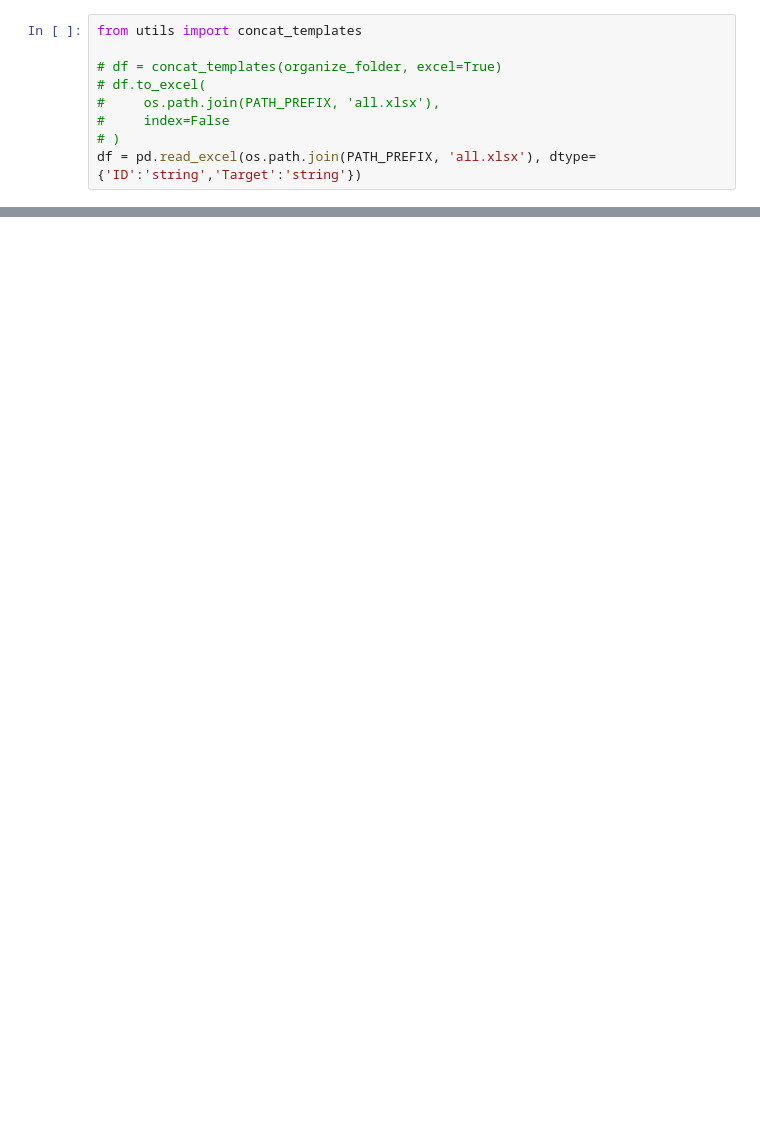
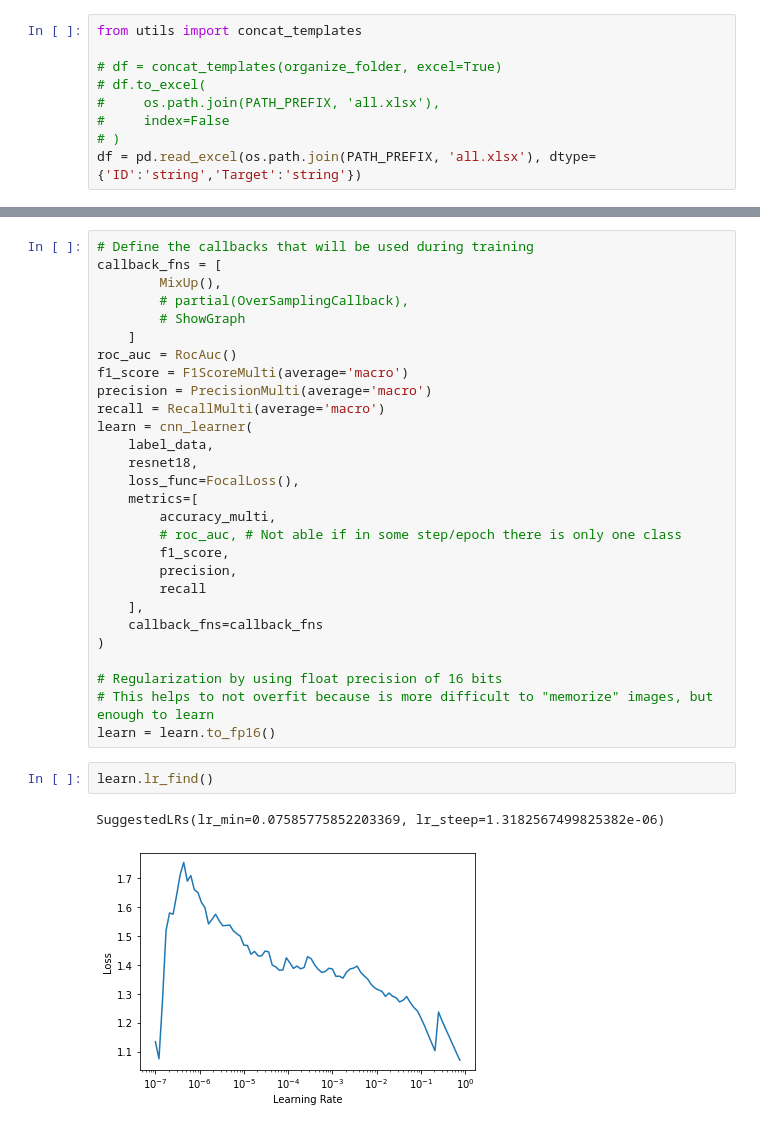
Before and after one commit to lluissalord/radiology_ai, a Jupyter notebook: train.ipynb, the cells around one changed output, grey strips where cells are left out. Cells and saved outputs as stored; diff of their text form; blank space fills up the shorter version.

Commit message:
Use Focal Loss

```diff
--- a/train.ipynb
+++ b/train.ipynb
@@ -87,0 +122,33 @@ dls.show_batch()
+# %%
+# Define the callbacks that will be used during training
+callback_fns = [
+        MixUp(),
+        # partial(OverSamplingCallback),
+        # ShowGraph
+    ]
+roc_auc = RocAuc()
+f1_score = F1ScoreMulti(average='macro')
+precision = PrecisionMulti(average='macro')
+recall = RecallMulti(average='macro')
+learn = cnn_learner(
+    label_data,
+    resnet18,
+    loss_func=FocalLoss(),
+    metrics=[
+        accuracy_multi,
+        # roc_auc, # Not able if in some step/epoch there is only one class
+        f1_score,
+        precision,
+        recall
+    ],
+    callback_fns=callback_fns
+)
+
+# Regularization by using float precision of 16 bits
+# This helps to not overfit because is more difficult to "memorize" images, but enough to learn
+learn = learn.to_fp16()
+# %%
+learn.lr_find()
+# %% [output]
+SuggestedLRs(lr_min=0.07585775852203369, lr_steep=1.3182567499825382e-06)
+[figure, added]
```
Also changed, not shown: parts of 6 cells of this notebook.
